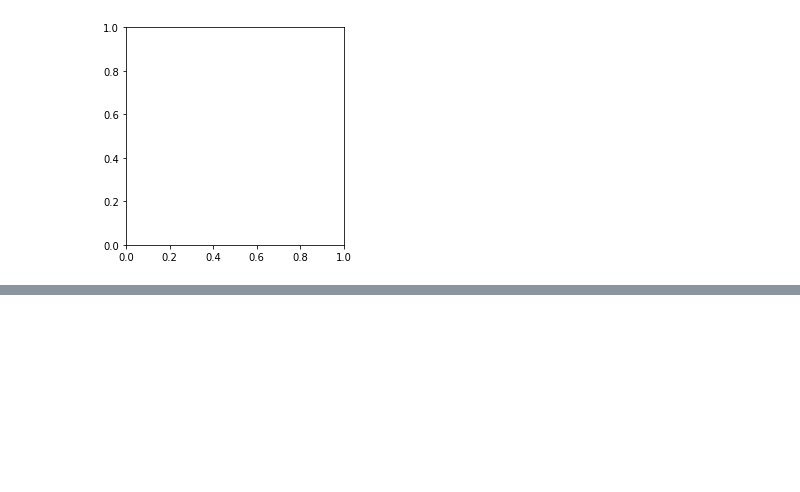
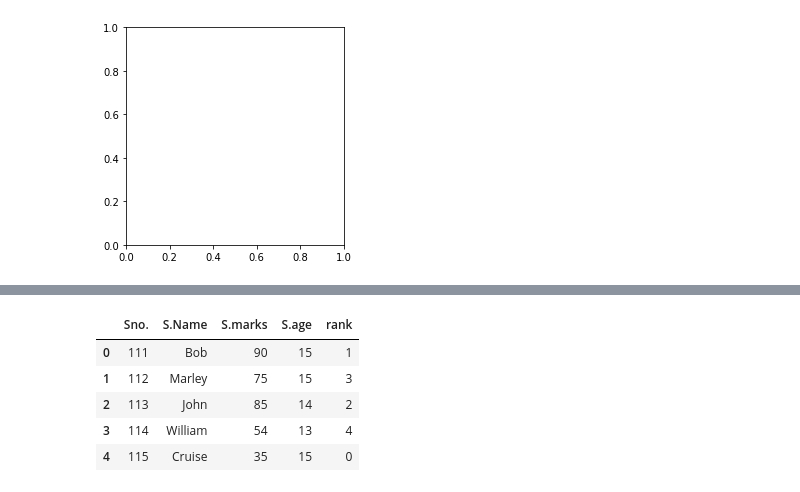
Before and after one commit to neeharikasunkara/Igiat-Python, a Jupyter notebook: practice programs.ipynb, the cells around one changed output, grey strips where cells are left out. Drawn from its saved outputs; the diff is of its cells as text; code cells hidden in the pictures; blank space fills up the shorter version.

```diff
--- a/practice programs.ipynb
+++ b/practice programs.ipynb
@@ -753,3 +753,7 @@ p.plot('pd.Height','pd.Volume')
 # %% [output]
 ValueError: could not convert string to float: 'pd.Volume'
 [figure]
+# %%
+import pandas as pd
+df=pd.read_csv("rank.csv")
+df
@@ -755,0 +767,10 @@ ValueError: could not convert string to float: 'pd.Volume'
+# %%
+df['rank']=[1 if x>=90 else 2 if x<90 and x>=80 else 3 if x<80 and x>60 else 4 if x<60 and x>50 else 0  for x in df['S.marks']]
+df
+# %% [output]
+|  | Sno. | S.Name | S.marks | S.age | rank |
+| 0 | 111 | Bob | 90 | 15 | 1 |
+| 1 | 112 | Marley | 75 | 15 | 3 |
+| 2 | 113 | John | 85 | 14 | 2 |
+| 3 | 114 | William | 54 | 13 | 4 |
+| 4 | 115 | Cruise | 35 | 15 | 0 |
```
Also changed, not shown: parts of 2 cells of this notebook, 1 other file.
